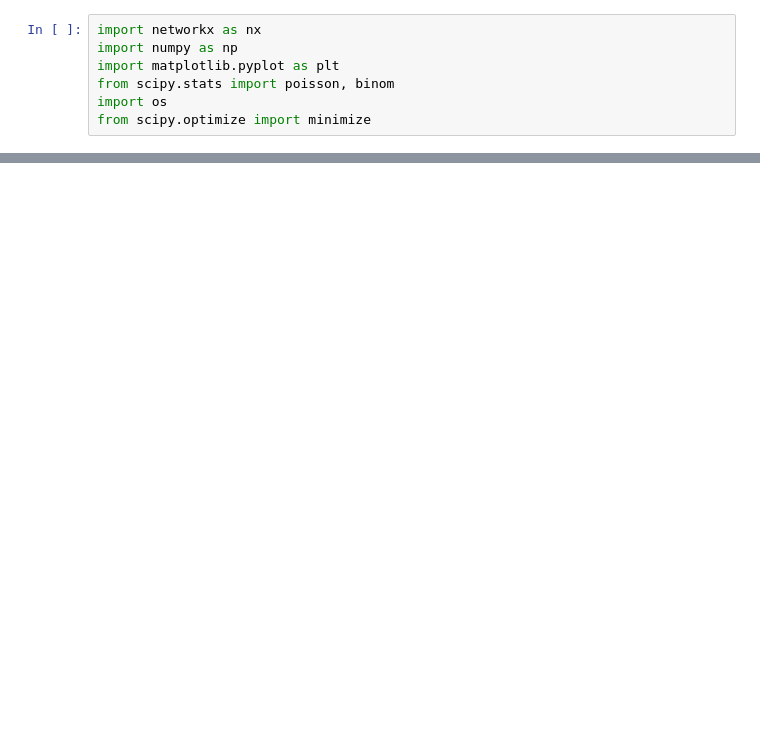
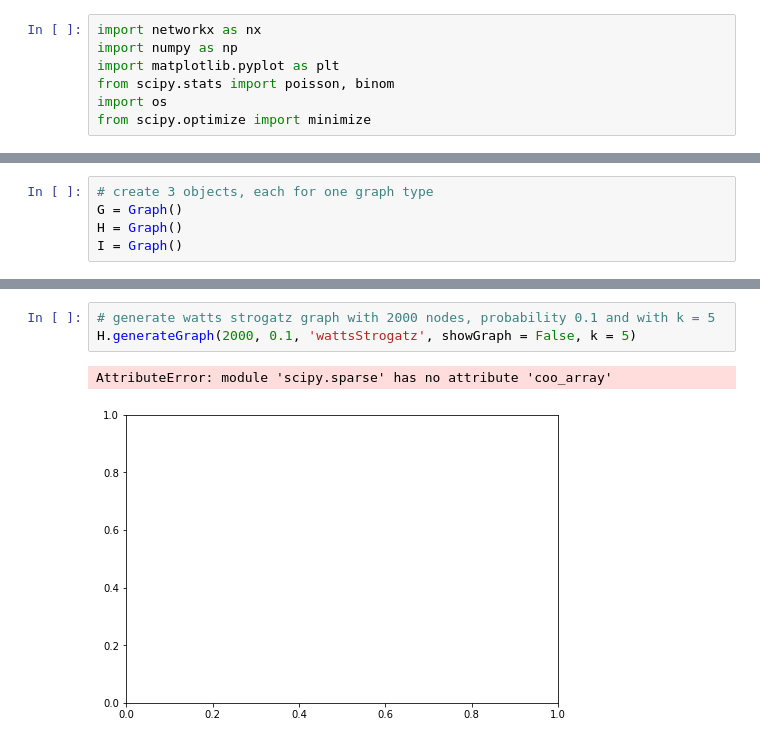
Before and after one commit to sjanus99/complexsystems, a Jupyter notebook: List3.ipynb, the cells around one changed output, grey strips where cells are left out. Drawn from its saved outputs; the diff is of its cells as text; blank space fills up the shorter version.

```diff
--- a/List3.ipynb
+++ b/List3.ipynb
@@ -232,0 +206,5 @@ G.fitPowerLawDistribution()
+# %%
+# create 3 objects, each for one graph type
+G = Graph()
+H = Graph()
+I = Graph()
@@ -232,0 +217,6 @@ G.fitPowerLawDistribution()
+# %%
+# generate watts strogatz graph with 2000 nodes, probability 0.1 and with k = 5
+H.generateGraph(2000, 0.1, 'wattsStrogatz', showGraph = False, k = 5)
+# %% [output]
+AttributeError: module 'scipy.sparse' has no attribute 'coo_array'
+[figure, added]
```
Also changed, not shown: parts of 25 cells of this notebook.
